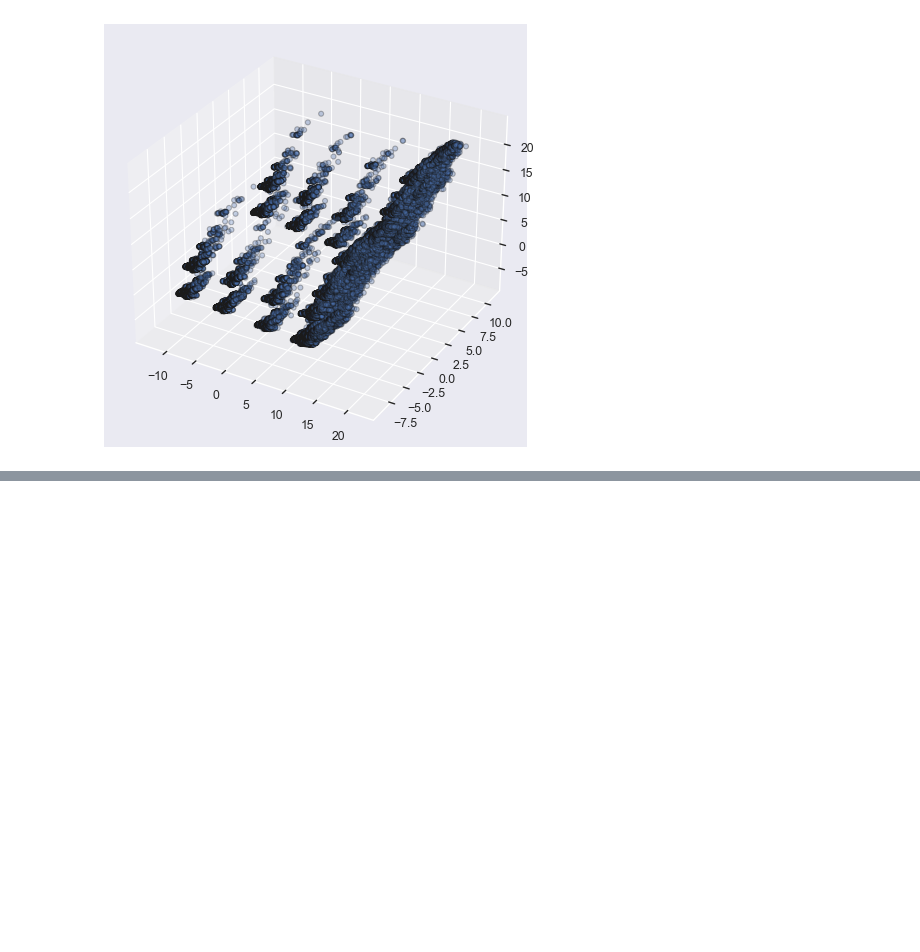
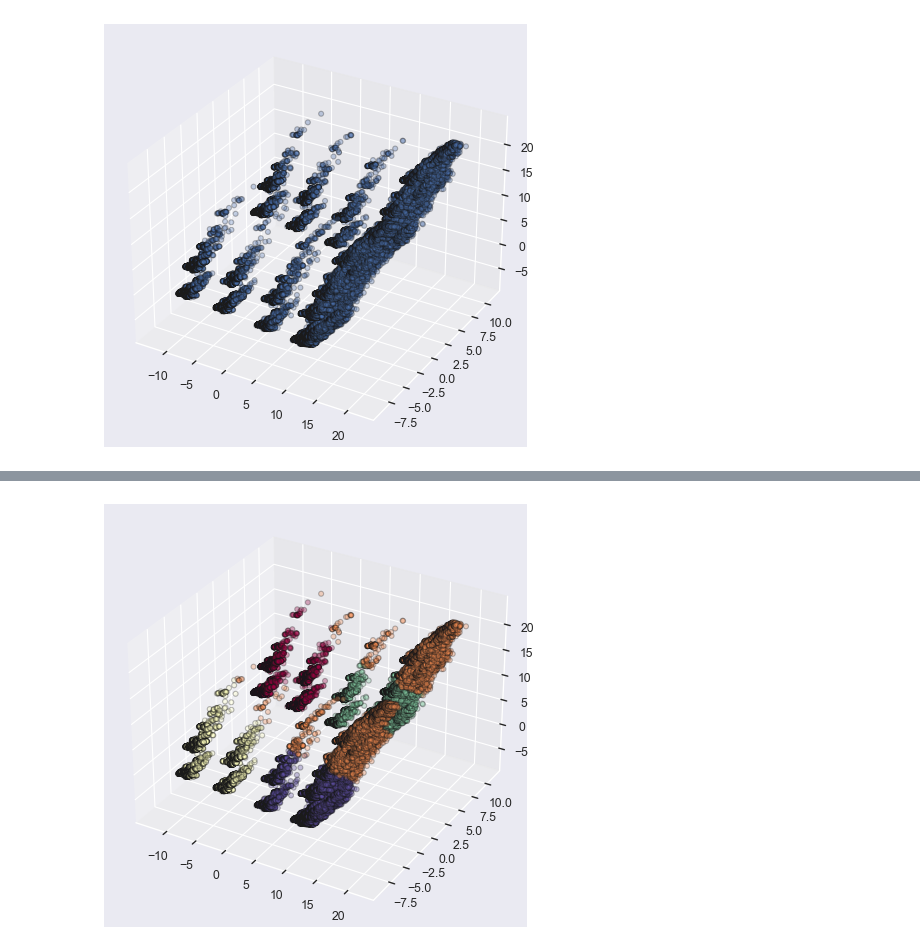
Before and after one commit to cemreaka/Customer-Segmentation-Project, a Jupyter notebook: model_practice/model.ipynb, the cells around one changed output, grey strips where cells are left out. Cells and saved outputs as stored; diff of their text form; code cells hidden in the pictures; blank space fills up the shorter version.

```diff
--- a/model_practice/model.ipynb
+++ b/model_practice/model.ipynb
@@ -92,6 +108,6 @@ Pipeline(steps=[('pipeline',
                 ('pca', PCA(n_components=3, random_state=42))])
 # %%
 %%time
-arr = transformer.fit_transform(df.drop("dup_rows_count", axis = 1))
+arr = transformer.fit_transform(df.drop(["dup_rows_count"], axis = 1))
 arr
 # %% [output]
@@ -144,3 +158,13 @@ ax = plt.axes(projection="3d");
 ax.scatter3D(new_df['PCA1'], new_df['PCA2'], new_df['PCA3'], alpha = 0.3, edgecolor = "k");
 # %% [output]
 [figure]
+# %%
+%%time
+from sklearn.cluster import KMeans
+
+kmeans = KMeans(n_clusters=5, random_state=seed, max_iter=1000)
+X = new_df.values
+Y = df['dup_rows_count'].values
+
+wt_kmeansclus = kmeans.fit(X,sample_weight = Y)
+predicted_kmeans = kmeans.predict(X, sample_weight = Y)
@@ -146,0 +173,3 @@ ax.scatter3D(new_df['PCA1'], new_df['PCA2'], new_df['PCA3'], alpha = 0.3, edgeco
+# %%
+new_df['cluster'] = predicted_kmeans
+new_df
@@ -146,0 +190,8 @@ ax.scatter3D(new_df['PCA1'], new_df['PCA2'], new_df['PCA3'], alpha = 0.3, edgeco
+# %%
+fig = plt.figure(figsize=(12, 7), dpi=80, facecolor='w', edgecolor='k');
+ax = plt.axes(projection="3d");
+
+ax.scatter3D(new_df['PCA1'], new_df['PCA2'], new_df['PCA3'], c = new_df['cluster'],
+             alpha = 0.3, edgecolor = "k", cmap = 'Spectral');
+# %% [output]
+[figure, added]
```
Also changed, not shown: parts of 5 cells of this notebook.
